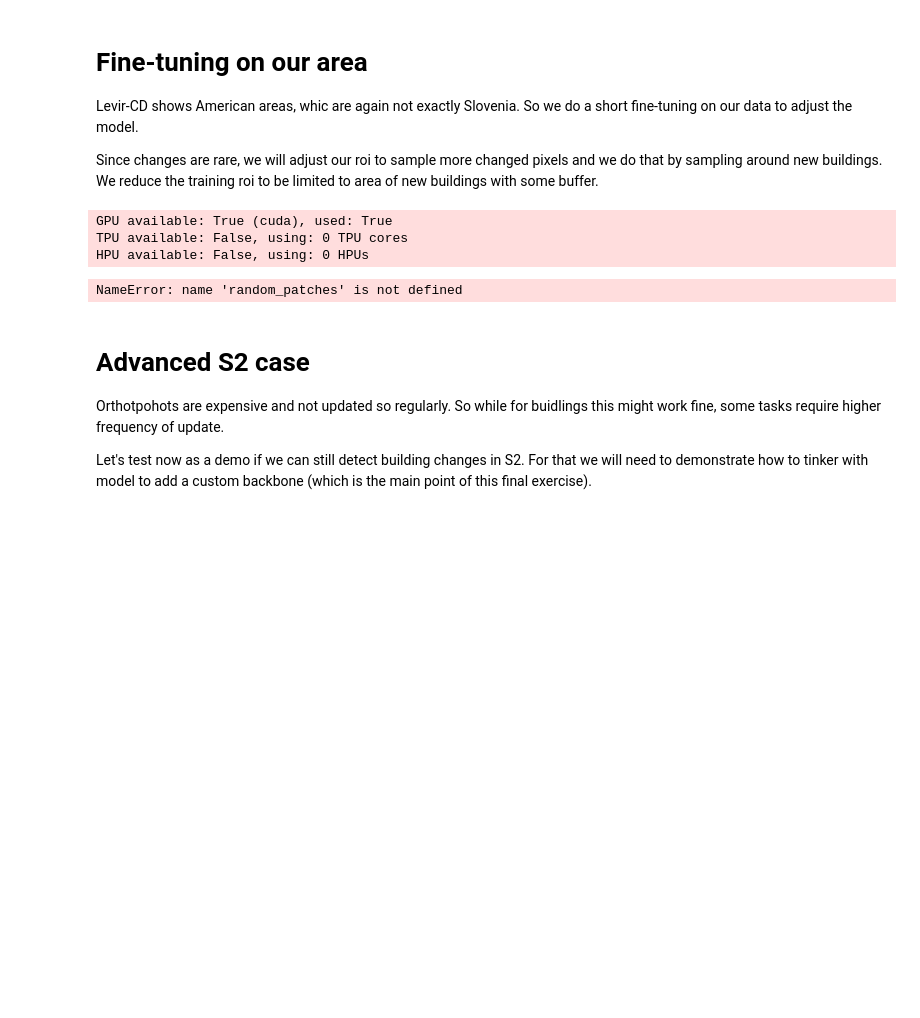
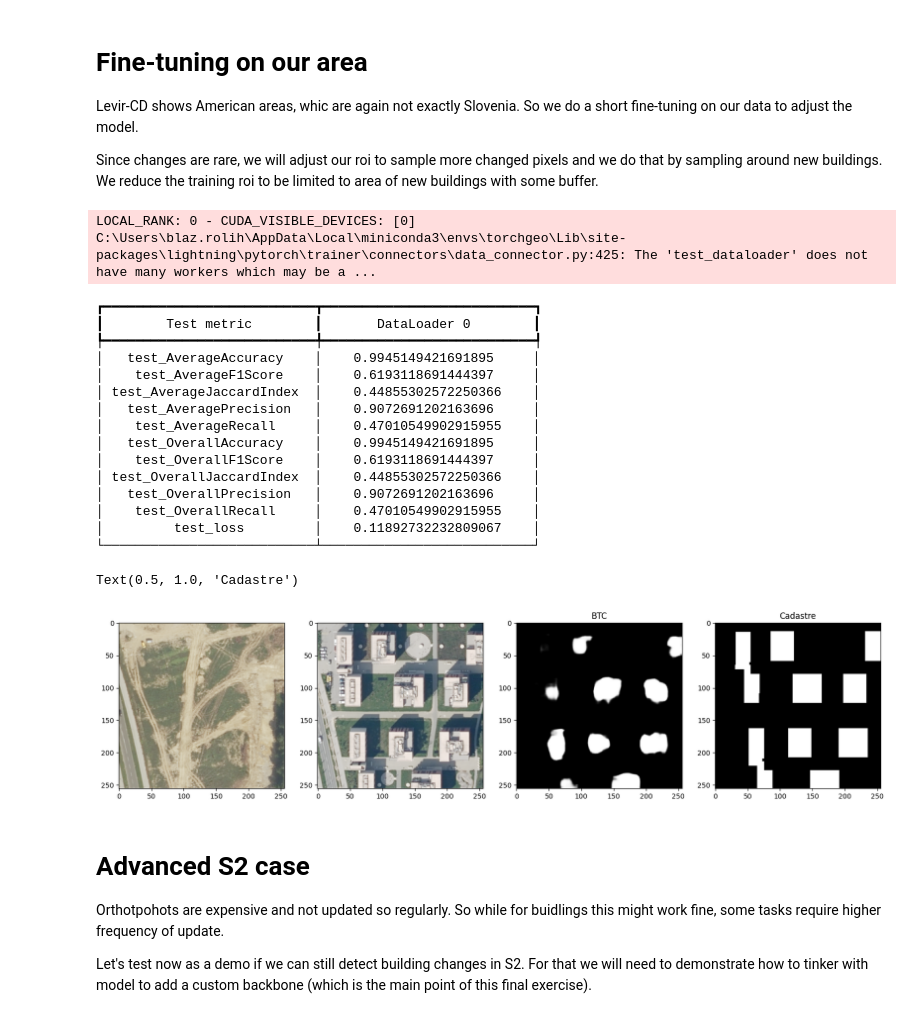
Before and after one commit to blaz-r/torchgeo, a Jupyter notebook: tutorial/solutions/3_direct_change.ipynb, the cells around one changed output. Saved outputs shown, nothing was run; the diff lists cells and outputs as text; code cells hidden in the pictures; blank space fills up the shorter version.

```diff
--- a/tutorial/solutions/3_direct_change.ipynb
+++ b/tutorial/solutions/3_direct_change.ipynb
@@ -177,16 +188,39 @@ def near_changes(roi, distance):
     """Limit given roi to some region around the new buidlings."""
     return roi & new_buildings.buffer(distance).union_all()
 # %%
-# TODO?
-trainer = Trainer(max_epochs=3, logger=False, enable_checkpointing=False)
-train_patches = random_patches(pair, near_changes(train_roi, 128), size=256)
-trainer.fit(btc, train_patches, grid_patches(pair, val_roi, size=256))
+# trainer = Trainer(max_epochs=3, logger=False, enable_checkpointing=False)
+# train_patches = random_patches(pair, near_changes(train_roi, 128), size=256)
+# trainer.fit(btc, train_patches, grid_patches(pair, val_roi, size=256))
+btc = ChangeDetectionMPS.load_from_checkpoint('../checkpoints/btc_our.ckpt')
 trainer.test(btc, grid_patches(pair, test_roi, size=256))
+sample, probability = detect(btc, pair, 458400, 100600, size=128)
+fig, axes = plt.subplots(1, 4, figsize=(20, 5))
+axes[0].imshow(sample['image'][0].permute(1, 2, 0))
+axes[1].imshow(sample['image'][1].permute(1, 2, 0))
+axes[2].imshow(probability, cmap='gray', vmin=0, vmax=1)
+axes[2].set_title('BTC')
+axes[3].imshow(sample['mask'][0], cmap='gray')
+axes[3].set_title('Cadastre')
 # %% [output]
-GPU available: True (cuda), used: True
-TPU available: False, using: 0 TPU cores
-HPU available: False, using: 0 HPUs
+LOCAL_RANK: 0 - CUDA_VISIBLE_DEVICES: [0]
+C:\Users\blaz.rolih\AppData\Local\miniconda3\envs\torchgeo\Lib\site-packages\lightning\pytorch\trainer\connectors\data_connector.py:425: The 'test_dataloader' does not have many workers which may be a ...
-NameError: name 'random_patches' is not defined
+┏━━━━━━━━━━━━━━━━━━━━━━━━━━━┳━━━━━━━━━━━━━━━━━━━━━━━━━━━┓
+┃        Test metric        ┃       DataLoader 0        ┃
+┡━━━━━━━━━━━━━━━━━━━━━━━━━━━╇━━━━━━━━━━━━━━━━━━━━━━━━━━━┩
+│   test_AverageAccuracy    │    0.9945149421691895     │
+│    test_AverageF1Score    │    0.6193118691444397     │
+│ test_AverageJaccardIndex  │    0.44855302572250366    │
+│   test_AveragePrecision   │    0.9072691202163696     │
+│    test_AverageRecall     │    0.47010549902915955    │
+│   test_OverallAccuracy    │    0.9945149421691895     │
+│    test_OverallF1Score    │    0.6193118691444397     │
+│ test_OverallJaccardIndex  │    0.44855302572250366    │
+│   test_OverallPrecision   │    0.9072691202163696     │
+│    test_OverallRecall     │    0.47010549902915955    │
+│         test_loss         │    0.11892732232809067    │
+└───────────────────────────┴───────────────────────────┘
+Text(0.5, 1.0, 'Cadastre')
+[figure, added]
 # %% [markdown]
 # Advanced S2 case
 
```
Also changed, not shown: parts of 7 cells of this notebook, 7 other files.
